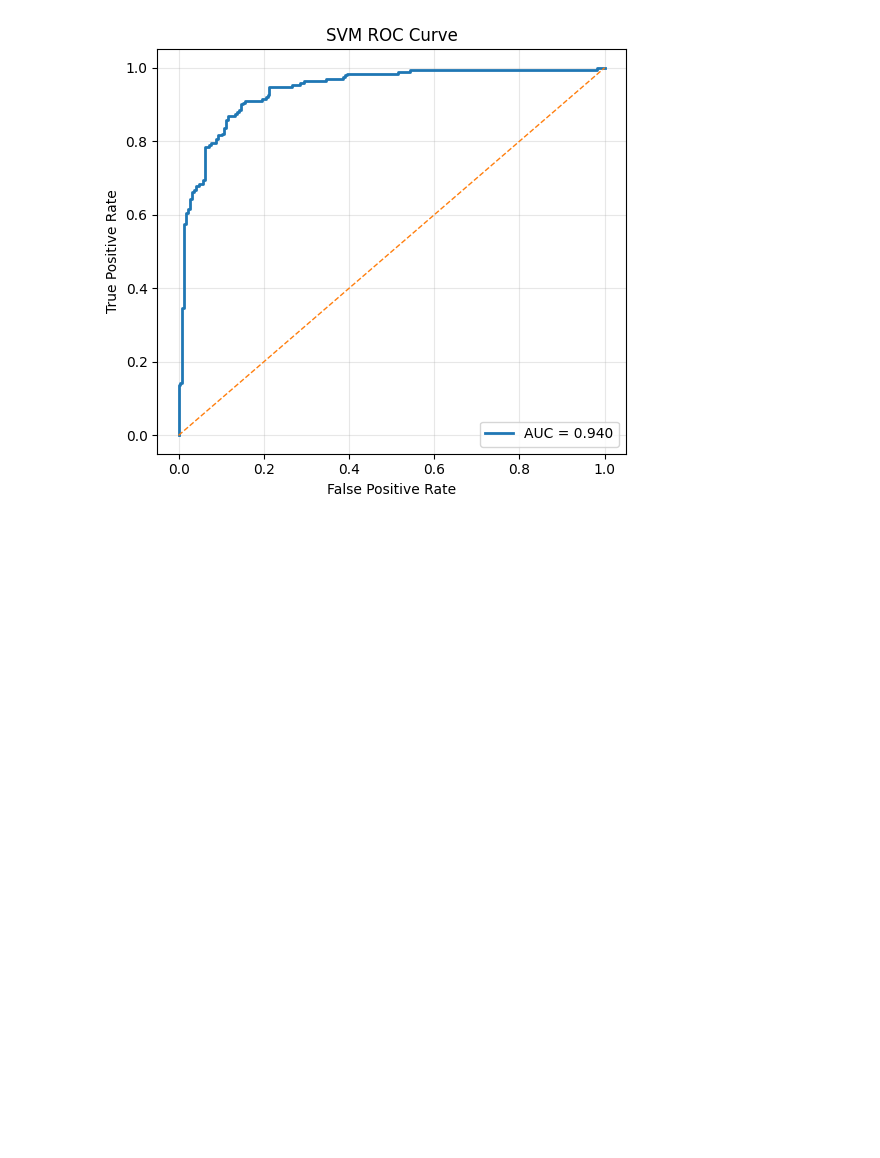
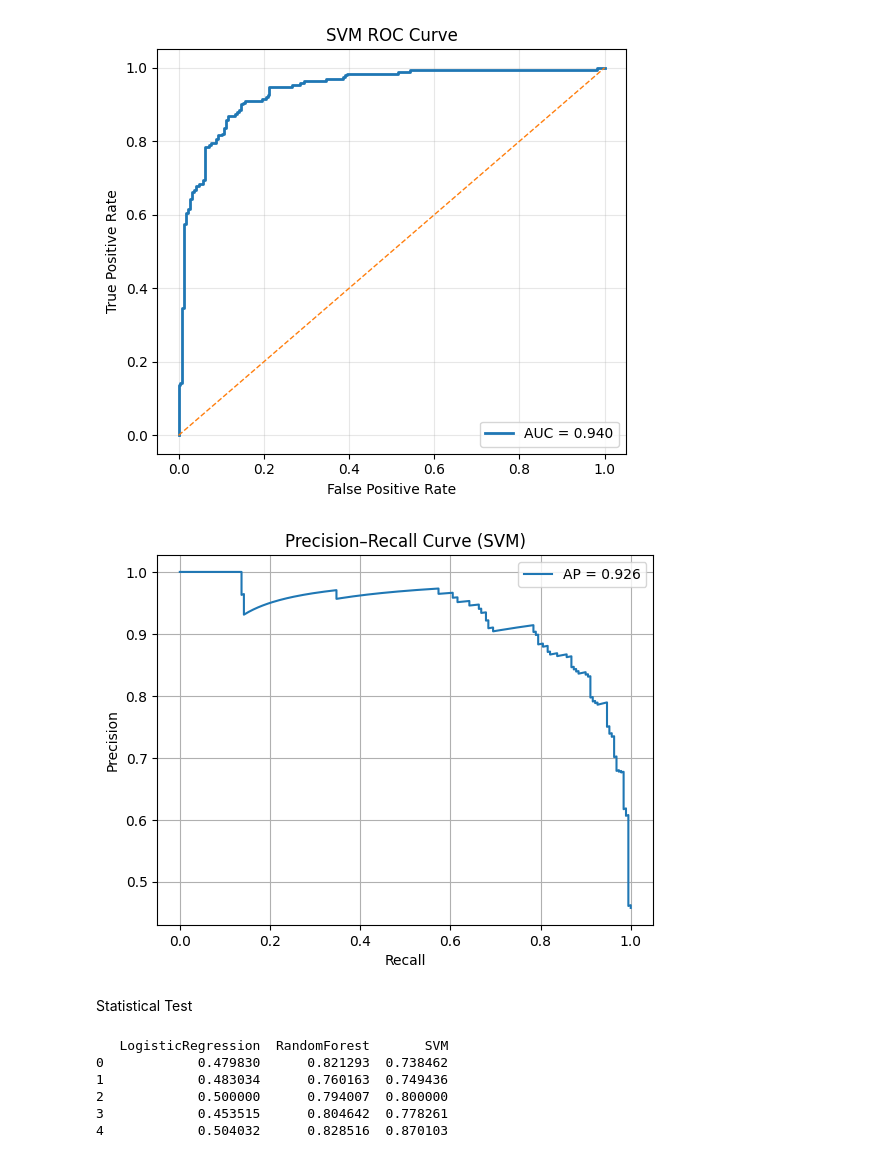
Before and after one commit to Folasewa/Seizure_Onset_Prediction, a Jupyter notebook: seizure_onset_prediction.ipynb, the cells around one changed output. Cells and saved outputs as stored; diff of their text form; code cells hidden in the pictures; blank space fills up the shorter version.

Commit message:
stats_test

```diff
--- a/seizure_onset_prediction.ipynb
+++ b/seizure_onset_prediction.ipynb
@@ -401,7 +400,7 @@ Segmented and saved: C:\Users\itama\Desktop\data analysis for neuroscience cours
 Segmented and saved: C:\Users\itama\Desktop\data analysis for neuroscience course\Seizure_Onset_Prediction\data\segmented\chb02_19_segmented.npz
 Segmented and saved: C:\Users\itama\Desktop\data analysis for neuroscience course\Seizure_Onset_Prediction\data\segmented\chb02_35_segmented.npz
 # %%
-X_total, y_total = load_segmented_dataset("C:\\Users\\itama\\Desktop\\data analysis for neuroscience course\\Seizure_Onset_Prediction\\data\\segmented")
+X_total, y_total = load_segmented_dataset("/Users/folasewaabdulsalam/Seizure_Onset_Prediction/data/segmented")
 # %% [markdown]
 Training and Evaluation
 # %%
@@ -468,8 +446,8 @@ def train_ml(X_total, y_total):
     X_val, X_test, y_val, y_test = train_test_split(X_temp, y_temp, test_size=0.5, stratify=y_temp, random_state=42)
 
     models = {
-        # 'LogisticRegression': LogisticRegression(class_weight="balanced", max_iter=1000),
-        # 'RandomForest': RandomForestClassifier(n_estimators=100),
+        'LogisticRegression': LogisticRegression(class_weight="balanced", max_iter=1000),
+        'RandomForest': RandomForestClassifier(n_estimators=100),
         'SVM': SVC()
     }
 
@@ -525,8 +503,6 @@ def train_ml(X_total, y_total):
         print(f"Recall:      {rec:.4f}")
         print(f"Specificity: {spec:.4f}")
         print(f"F1 Score:    {f1:.4f}")
-    return trained_models, (X_train, X_val, X_test, y_train, y_val, y_test)
 # %%
-trained_models, splits = train_ml(X_total, y_total)
-X_train, X_val, X_test, y_train, y_val, y_test = splits
+train_ml(X_bal, y_bal)
 # %% [output]
@@ -704,6 +679,44 @@ plot_roc_auc_svm(y_test, y_score, pos_label=1, title="SVM ROC Curve")
 # %% [output]
 [figure]
 [figure]
+# %%
+#pr-curve
+y_score = _get_scores_for_binary_roc(best_model, X_test)
+precision, recall, _ = precision_recall_curve(y_test, y_score)
+ap_score = average_precision_score(y_test, y_score)
+
+plt.figure()
+plt.plot(recall, precision, label=f'AP = {ap_score:.3f}')
+plt.xlabel('Recall')
+plt.ylabel('Precision')
+plt.title('Precision–Recall Curve (SVM)')
+plt.legend()
+plt.grid(True)
+plt.show()
+# %% [output]
+[figure, added]
+# %% [markdown]
+Statistical Test
+# %%
+results = {}
+for name, model in models.items():
+    pipeline = Pipeline([
+        ('scaler', StandardScaler()),
+        ('pca', PCA(n_components=20)),
+        ('clf', model)
+    ])
+    scores = cross_val_score(pipeline, X_bal.reshape(X_bal.shape[0], -1), y_bal, cv=5, scoring='f1')
+    results[name] = scores
+
+results_df = pd.DataFrame(results)
+print(results_df)
+# %% [output]
+   LogisticRegression  RandomForest       SVM
+0            0.479830      0.821293  0.738462
+1            0.483034      0.760163  0.749436
+2            0.500000      0.794007  0.800000
+3            0.453515      0.804642  0.778261
+4            0.504032      0.828516  0.870103
 # %%
 # One-sample visualization (feature heatmap) ----
 def plot_sample_feature_heatmap(sample_features, channels=18, bands=8,
```
Also changed, not shown: parts of 7 cells of this notebook.
